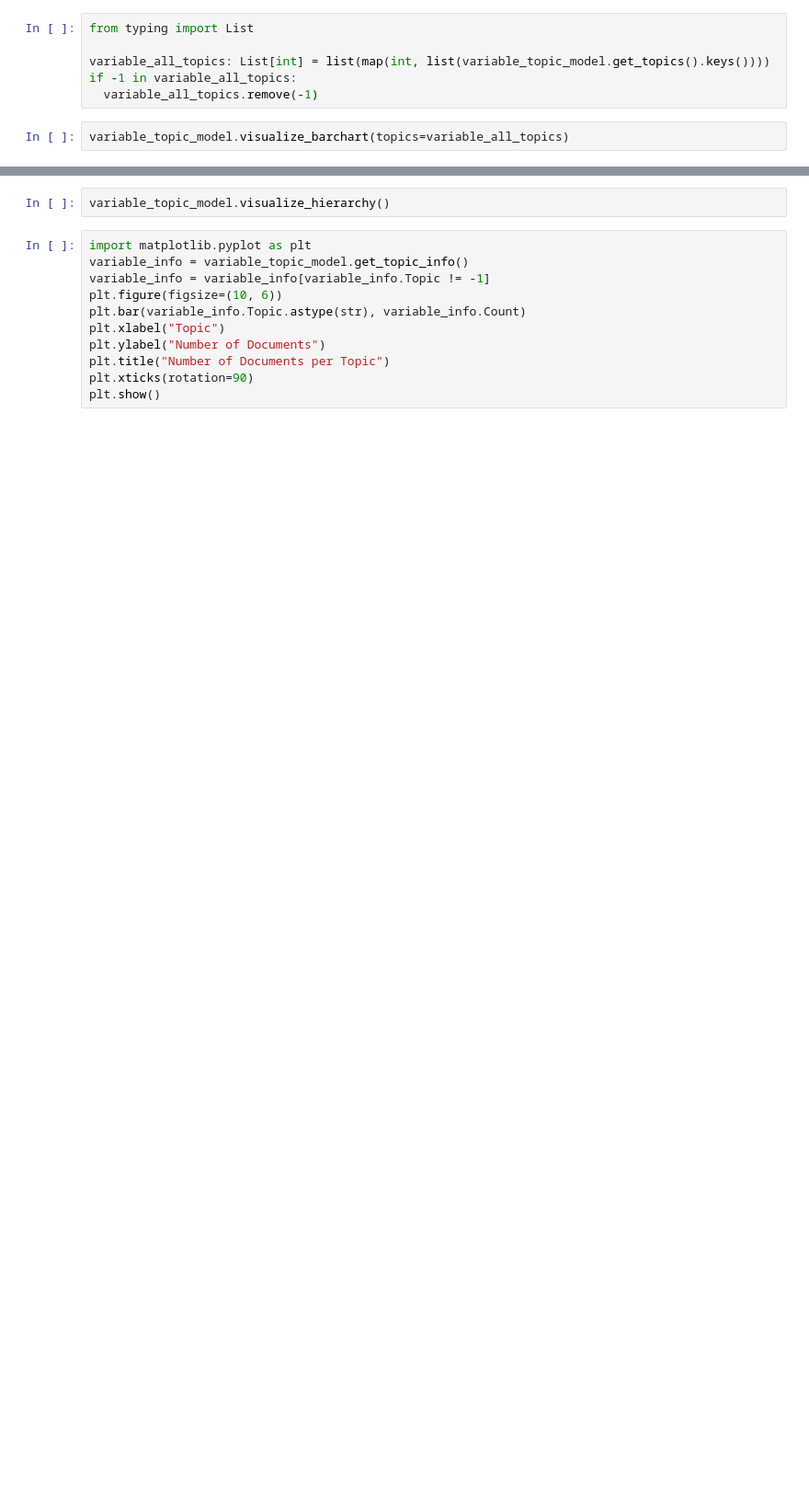
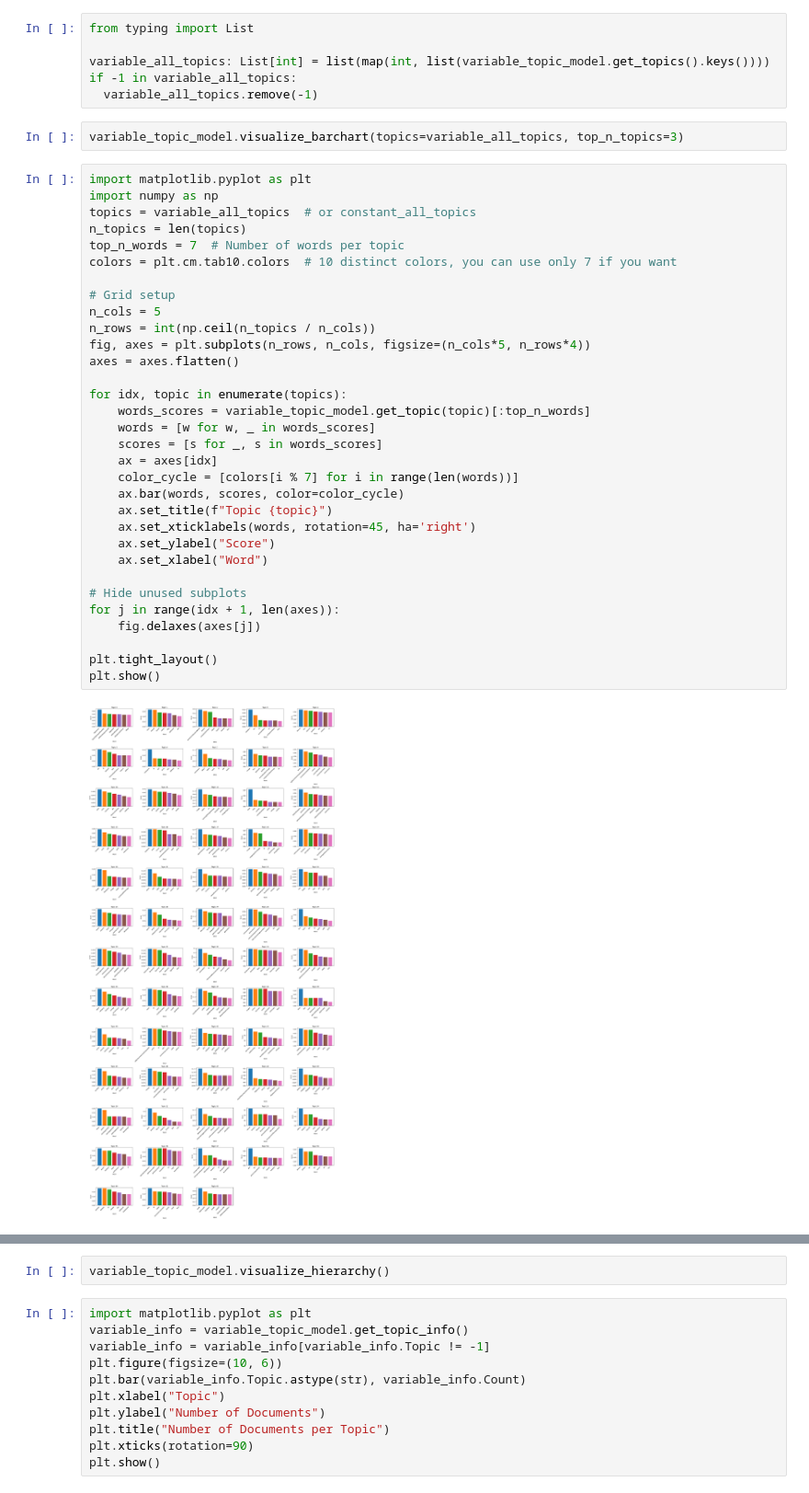
Before and after one commit to uttamkn/codebert-heads, a Jupyter notebook: clustering.ipynb, the cells around one changed output, grey strips where cells are left out. Shown at 92% size. Saved outputs shown, nothing was run; the diff lists cells and outputs as text; blank space fills up the shorter version.

```diff
--- a/clustering.ipynb
+++ b/clustering.ipynb
@@ -107,4 +109,38 @@ variable_all_topics: List[int] = list(map(int, list(variable_topic_model.get_top
 if -1 in variable_all_topics:
   variable_all_topics.remove(-1)
 # %%
-variable_topic_model.visualize_barchart(topics=variable_all_topics)
+variable_topic_model.visualize_barchart(topics=variable_all_topics, top_n_topics=3)
+# %%
+import matplotlib.pyplot as plt
+import numpy as np
+topics = variable_all_topics  # or constant_all_topics
+n_topics = len(topics)
+top_n_words = 7  # Number of words per topic
+colors = plt.cm.tab10.colors  # 10 distinct colors, you can use only 7 if you want
+
+# Grid setup
+n_cols = 5
+n_rows = int(np.ceil(n_topics / n_cols))
+fig, axes = plt.subplots(n_rows, n_cols, figsize=(n_cols*5, n_rows*4))
+axes = axes.flatten()
+
+for idx, topic in enumerate(topics):
+    words_scores = variable_topic_model.get_topic(topic)[:top_n_words]
+    words = [w for w, _ in words_scores]
+    scores = [s for _, s in words_scores]
+    ax = axes[idx]
+    color_cycle = [colors[i % 7] for i in range(len(words))]
+    ax.bar(words, scores, color=color_cycle)
+    ax.set_title(f"Topic {topic}")
+    ax.set_xticklabels(words, rotation=45, ha='right')
+    ax.set_ylabel("Score")
+    ax.set_xlabel("Word")
+
+# Hide unused subplots
+for j in range(idx + 1, len(axes)):
+    fig.delaxes(axes[j])
+
+plt.tight_layout()
+plt.show()
+# %% [output]
+[figure, added]
```
Also changed, not shown: parts of 9 cells of this notebook, 6 other files.
